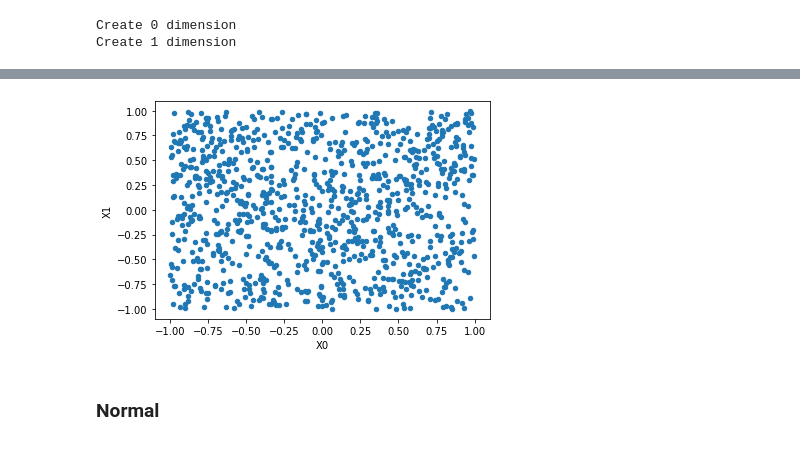
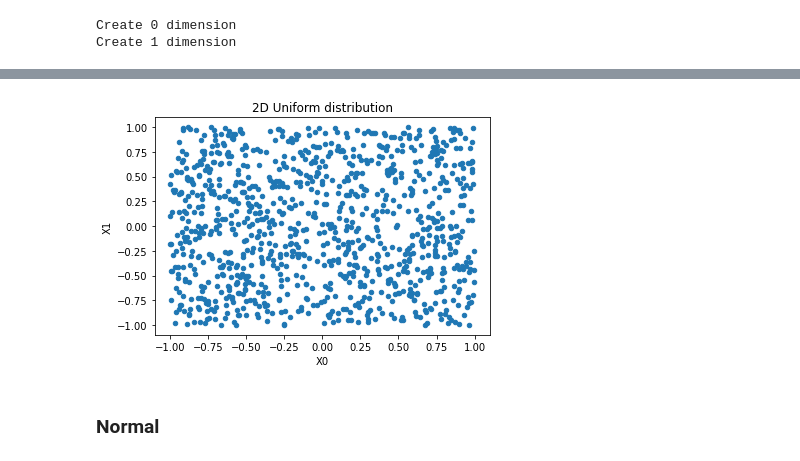
Before and after one commit to papaemman/Big-data-Analytics-technologies-AUTh, a Jupyter notebook: data_gen/Data-generation.ipynb, the cells around one changed output, grey strips where cells are left out. Cells and saved outputs as stored; diff of their text form; code cells hidden in the pictures.

```diff
--- a/data_gen/Data-generation.ipynb
+++ b/data_gen/Data-generation.ipynb
@@ -55,5 +55,6 @@ X1 -0.002323  1.000000
 # %%
 # Plot 2 dimensions
-df.plot.scatter(x="X0", y="X1");
+fig = df.plot.scatter(x="X0", y="X1", title="2D Uniform distribution").get_figure()
+fig;
 # %% [output]
-[figure, old version]
+[figure, new version]
```
Also changed, not shown: parts of 11 cells of this notebook, 36 other files.
